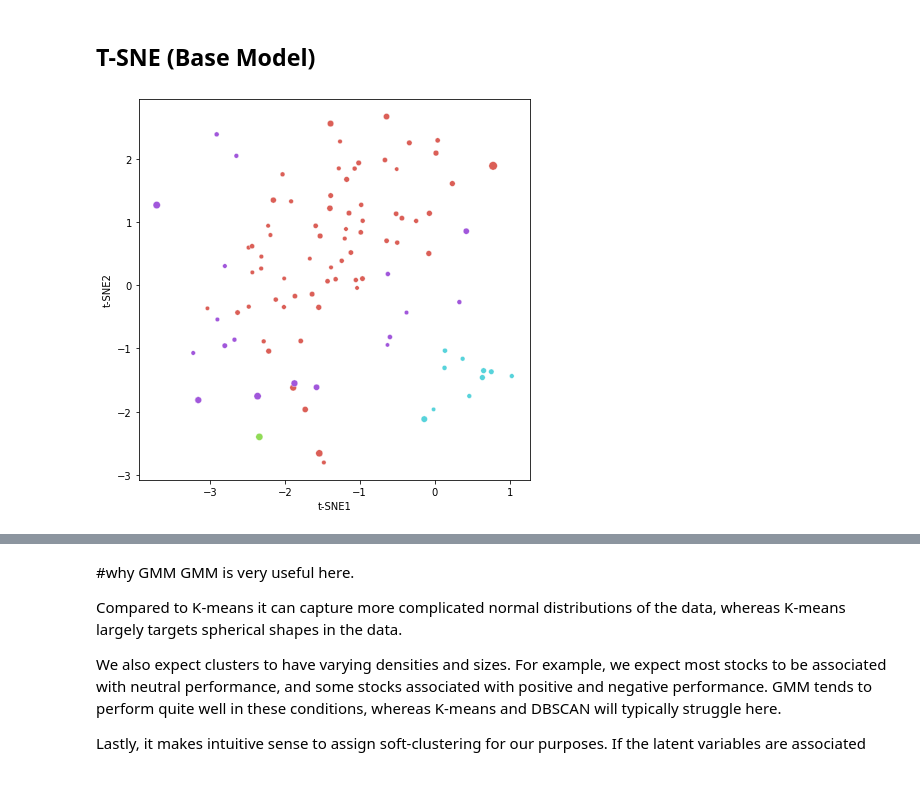
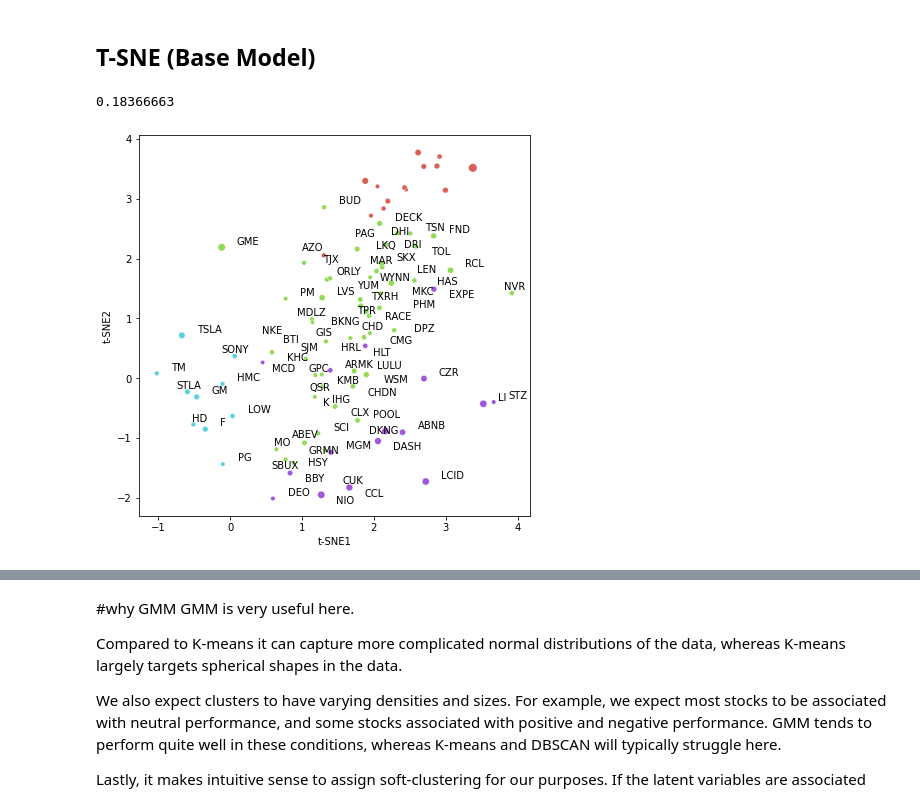
Before and after one commit to rkedia1/stock_volatility, a Jupyter notebook: analysis_of_clusters.ipynb, the cells around one changed output, grey strips where cells are left out. Drawn from its saved outputs; the diff is of its cells as text; code cells hidden in the pictures.

Commit message:
Update analysis_of_clusters.ipynb
made slight change

```diff
--- a/analysis_of_clusters.ipynb
+++ b/analysis_of_clusters.ipynb
@@ -81,40 +101,59 @@ df_cluster.to_csv(csv_file_path, index=False)
 # %% [markdown]
 ## T-SNE (Base Model)
 # %%
+from adjustText import adjust_text
+from sklearn.metrics import silhouette_score
+
 fd = FinancialsData()
-results = cf.tsne.reduce(perplexity=55, n_iter=5000)
+results = cf.tsne.reduce(perplexity=30, n_iter=5000)
 df_1 = pd.DataFrame(columns=["t-SNE1", "t-SNE2", "AvgVolatility", "Sector", "Cluster", "Industry"])
 df_1["t-SNE1"] = results[:, 0]
 df_1["t-SNE2"] = results[:, 1]
 #print(df_1['t-SNE1'])
 #df["MarketCap"] = fd.get_yfinance_data()["DilutedEPS"]
 df_1["Sector"] = fd.get_yfinance_data()["Sector"]
 df_1["Industry"] = fd.get_yfinance_data()["Sector"]
 df_1["Symbol"] = fd.get_yfinance_data().symbol
 
-#cf.gmm.cluster(n_components=4)
+#print(cf.gmm.ideal_cluster_num())
 #print(list(cf.gmm.cluster(n_components=4)))
+
 
 cluster_assignments = [i[1] for i in cf.gmm.cluster(n_components=4)]
 for k, v in cf.gmm.cluster(n_components=4):
      df_1.loc[(df_1["Symbol"] == k), "Cluster"] = v
 for i in df_1["Symbol"]:
     at = AnalysisTargets()
     mean = at.create_target_dataset(i)['Deviation'].mean()
     df_1.loc[(df_1["Symbol"] == i), "AvgVolatility"] = mean
+
+silhouette_avg = silhouette_score(results, df_1['Cluster'])
+print(silhouette_avg)
+
 
 
 num_colors = len(set(df_1["Cluster"]))
 plt.figure(figsize=(7,7))
 sns.scatterplot(
     x="t-SNE1",
     y="t-SNE2",
     hue="Cluster",
     size="AvgVolatility",
     data=df_1,
     palette=sns.color_palette("hls", num_colors),
     legend=False,
 )
+
+df_sc = df_1[df_1['Cluster'] != 0]
+
+texts = []
+for stock_index in range(len(df_sc.index)):
+     text = plt.text(df_sc.iloc[stock_index]['t-SNE1'] + 0.2, df_sc.iloc[stock_index]['t-SNE2'], df_sc.iloc[stock_index]['Symbol'],
+            horizontalalignment='left', size='medium', color='black', weight='light')
+     texts.append(text)
+adjust_text(texts)
+
 plt.show()
 # %% [output]
+0.18366663
-[figure, old version]
+[figure, new version]
```
Also changed, not shown: parts of 10 cells of this notebook.
